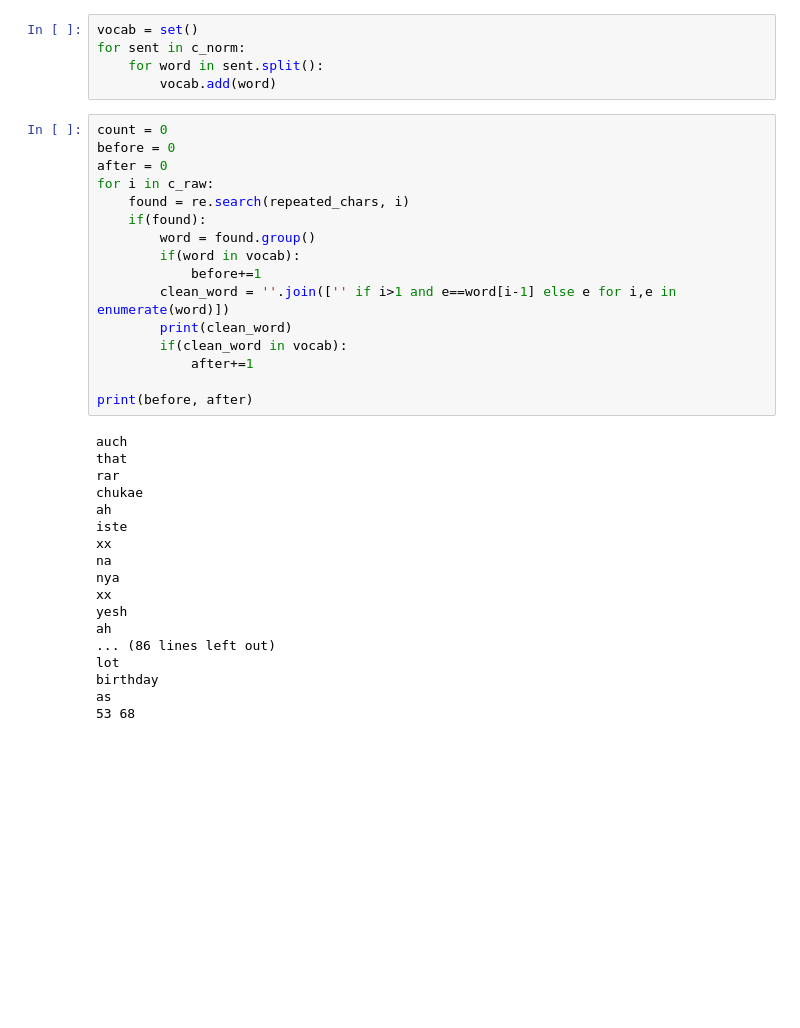
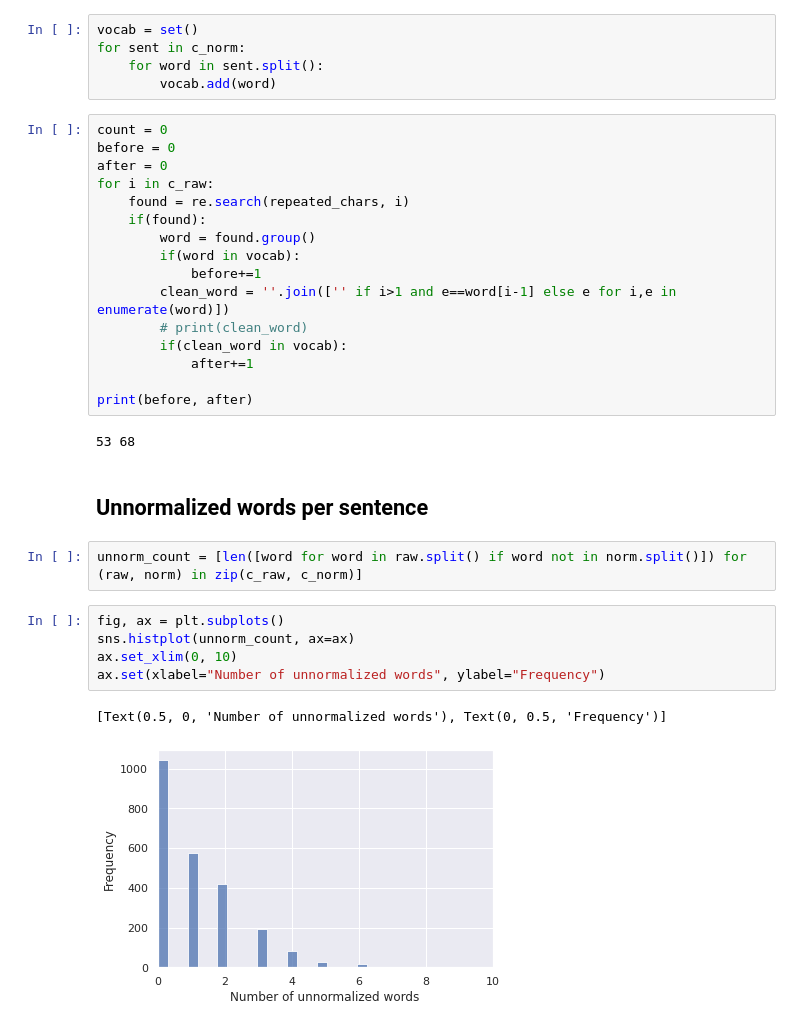
Before and after one commit to Sidx-sys/LexNorm-WNUT, a Jupyter notebook: data_analysis.ipynb, the cells around one changed output. Drawn from its saved outputs; the diff is of its cells as text; blank space fills up the shorter version.

Commit message:
Unnormalized words per sentence

```diff
--- a/data_analysis.ipynb
+++ b/data_analysis.ipynb
@@ -357,26 +357,22 @@ for i in c_raw:
         if(word in vocab):
             before+=1
         clean_word = ''.join(['' if i>1 and e==word[i-1] else e for i,e in enumerate(word)])
-        print(clean_word)
+        # print(clean_word)
         if(clean_word in vocab):
             after+=1
 
 print(before, after)
 # %% [output]
-auch
-that
-rar
-chukae
-ah
-iste
-xx
-na
-nya
-xx
-yesh
-ah
-... (86 lines left out)
-lot
-birthday
-as
 53 68
+# %% [markdown]
+## Unnormalized words per sentence
+# %%
+unnorm_count = [len([word for word in raw.split() if word not in norm.split()]) for (raw, norm) in zip(c_raw, c_norm)]
+# %%
+fig, ax = plt.subplots()
+sns.histplot(unnorm_count, ax=ax)
+ax.set_xlim(0, 10)
+ax.set(xlabel="Number of unnormalized words", ylabel="Frequency")
+# %% [output]
+[Text(0.5, 0, 'Number of unnormalized words'), Text(0, 0.5, 'Frequency')]
+[figure, added]
```
